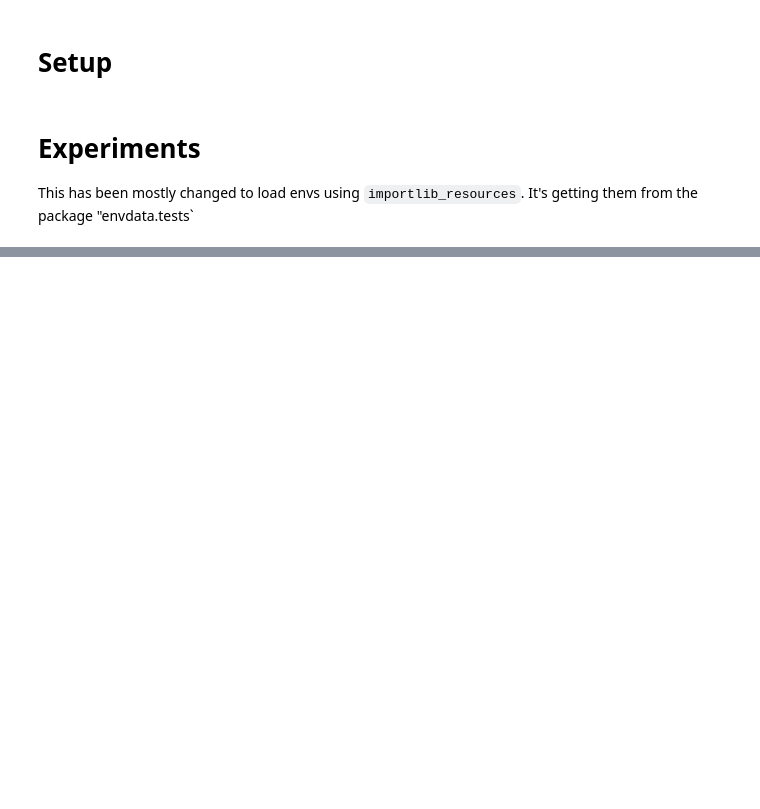
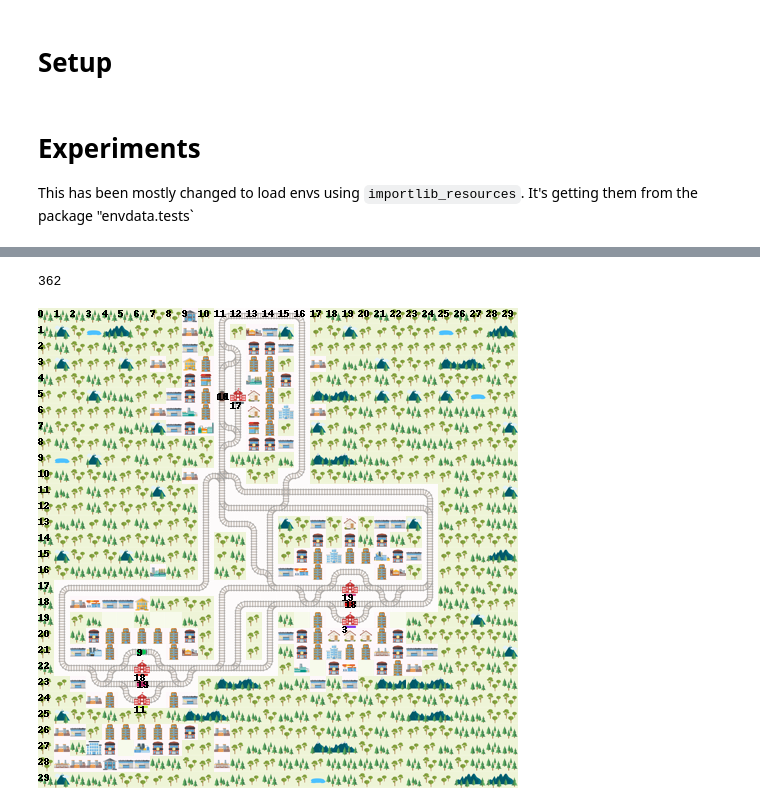
Before and after one commit to flatland-association/flatland-rl, a Jupyter notebook: notebooks/render-episode.ipynb, the cells around one changed output, grey strips where cells are left out. Drawn from its saved outputs; the diff is of its cells as text; code cells hidden in the pictures; blank space fills up the shorter version.

```diff
--- a/notebooks/render-episode.ipynb
+++ b/notebooks/render-episode.ipynb
@@ -52,6 +51,7 @@ sPack, sResource = "env_data.tests", "Test_9_Level_1.pkl"
 # %%
 #env_file = "../../evaluation_visualization/round2/or-0827/Test_23/Level_1.pkl"
 #env_file = "../../evaluation_visualization/round2/rl-0827/Test_23/Level_1.pkl"
+filename = "./../env_data/tests/Test_2_Level_0.pkl"
 # %%
 import pickle
 
@@ -66,14 +65,17 @@ ImportError:  Schedule Generators is now renamed to line_generators, any referen
 # %%
 from flatland.envs.persistence import RailEnvPersister
 # %%
-env, env_dict = RailEnvPersister.load_new(sResource, load_from_package=sPack) # env_file)
+env, env_dict = RailEnvPersister.load_new(filename)#sResource, load_from_package=sPack) # env_file)
 
 # the seed has to match that used to record the episode, in order for the malfunctions to match.
 env.reset(random_seed=1001)
 oRT = RenderTool(env, show_debug=True)
 aImg = oRT.render_env(show_rowcols=True, return_image=True, show_inactive_agents=True)
 print(env._max_episode_steps)
 PIL.Image.fromarray(aImg)
+# %% [output]
+362
+[figure, added]
 # %%
 loAgs = env_dict["agents"]
 lCols =  "initial_direction,direction,initial_position,position".split(",")
```
Also changed, not shown: parts of 21 cells of this notebook, 2 other files.
